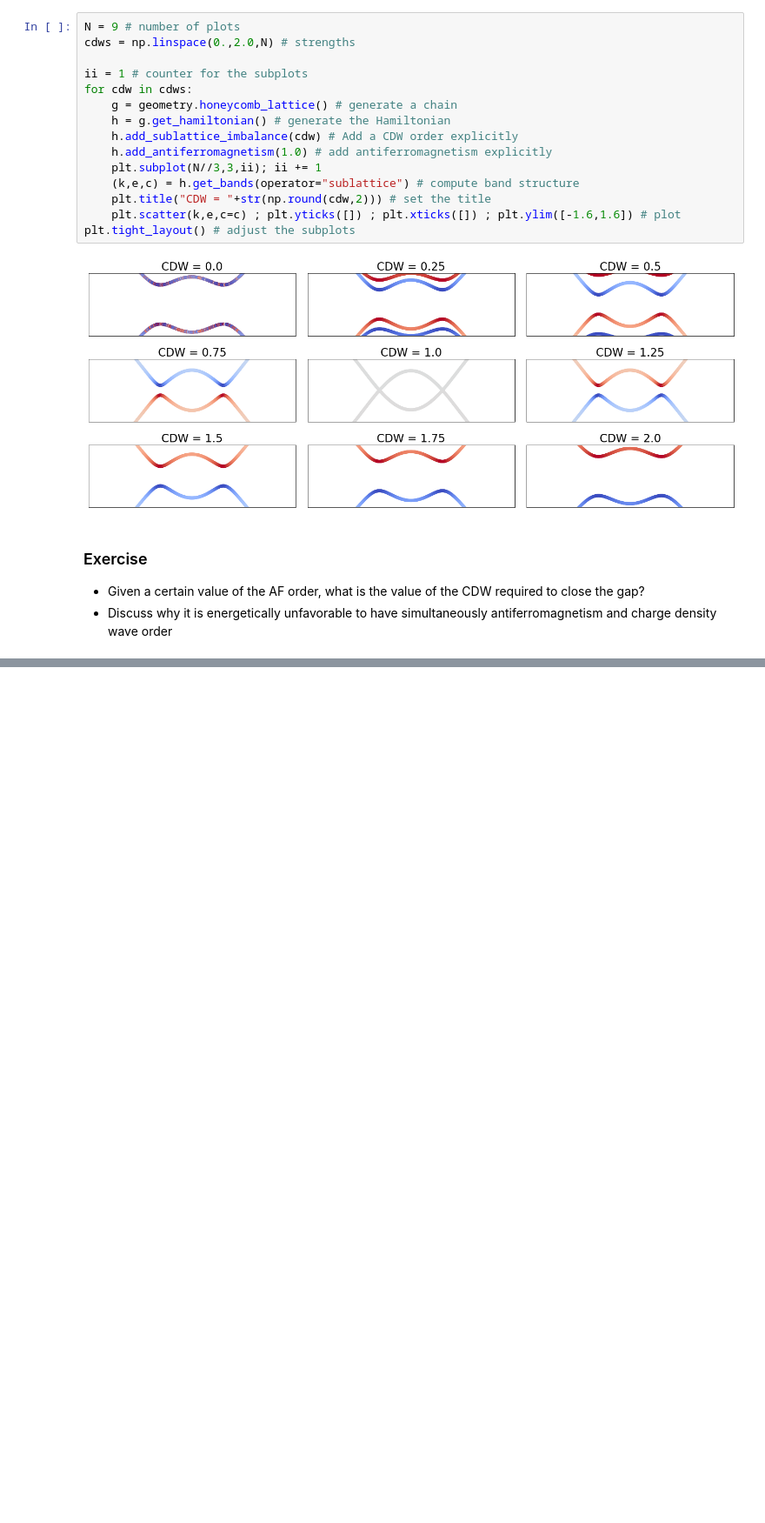
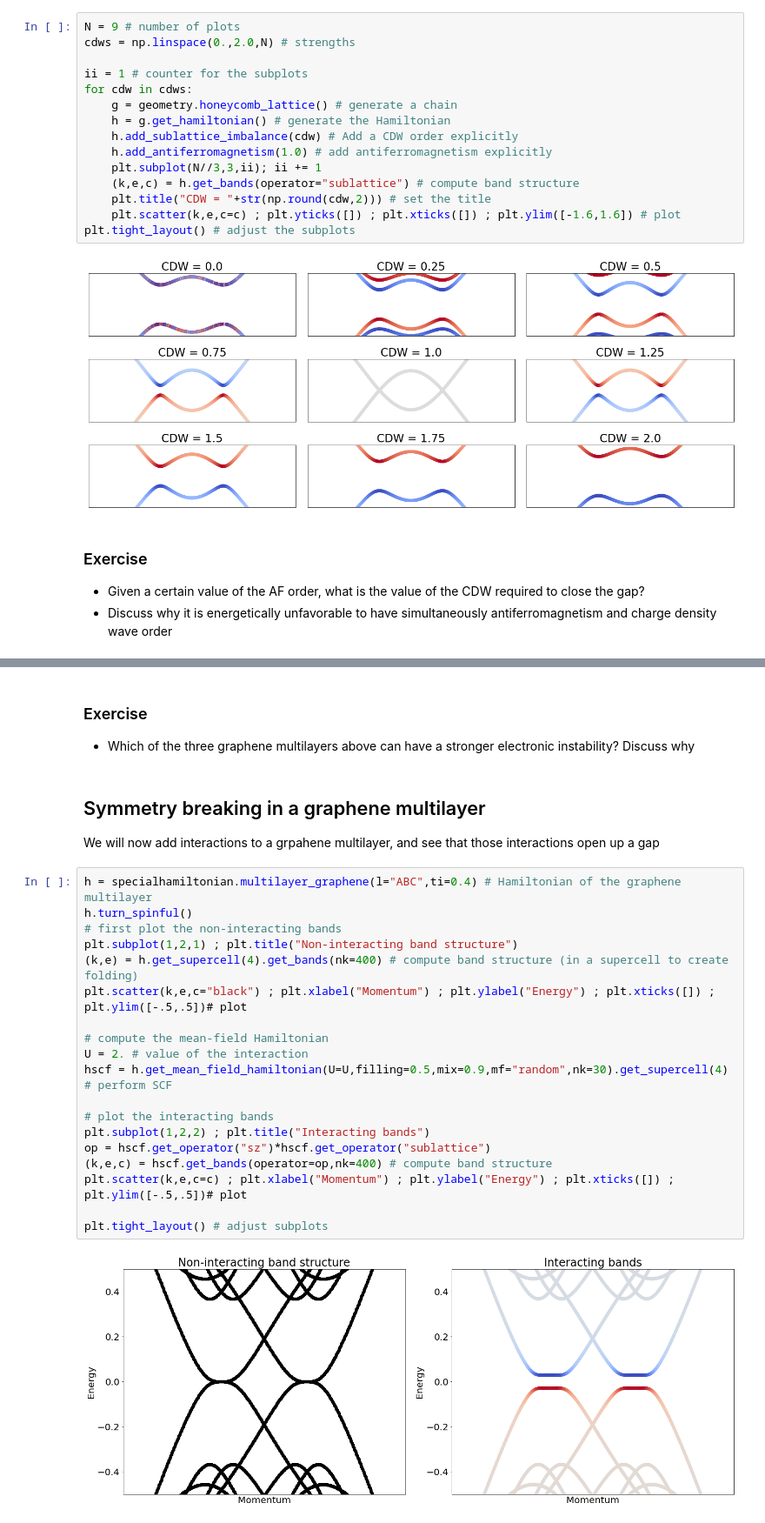
Before and after one commit to joselado/jyvaskyla_summer_school_2022, a Jupyter notebook: sessions/session3.ipynb, the cells around one changed output, grey strips where cells are left out. Shown at 87% size. Cells and saved outputs as stored; diff of their text form; blank space fills up the shorter version.

```diff
--- a/sessions/session3.ipynb
+++ b/sessions/session3.ipynb
@@ -383,0 +405,27 @@ plt.tight_layout() # adjust the subplots
+# %% [markdown]
+### Exercise
+- Which of the three graphene multilayers above can have a stronger electronic instability? Discuss why
+# %% [markdown]
+## Symmetry breaking in a graphene multilayer
+We will now add interactions to a grpahene multilayer, and see that those interactions open up a gap
+# %%
+h = specialhamiltonian.multilayer_graphene(l="ABC",ti=0.4) # Hamiltonian of the graphene multilayer
+h.turn_spinful()
+# first plot the non-interacting bands
+plt.subplot(1,2,1) ; plt.title("Non-interacting band structure")
+(k,e) = h.get_supercell(4).get_bands(nk=400) # compute band structure (in a supercell to create folding)
+plt.scatter(k,e,c="black") ; plt.xlabel("Momentum") ; plt.ylabel("Energy") ; plt.xticks([]) ; plt.ylim([-.5,.5])# plot
+
+# compute the mean-field Hamiltonian
+U = 2. # value of the interaction
+hscf = h.get_mean_field_hamiltonian(U=U,filling=0.5,mix=0.9,mf="random",nk=30).get_supercell(4) # perform SCF
+
+# plot the interacting bands
+plt.subplot(1,2,2) ; plt.title("Interacting bands")
+op = hscf.get_operator("sz")*hscf.get_operator("sublattice")
+(k,e,c) = hscf.get_bands(operator=op,nk=400) # compute band structure
+plt.scatter(k,e,c=c) ; plt.xlabel("Momentum") ; plt.ylabel("Energy") ; plt.xticks([]) ; plt.ylim([-.5,.5])# plot
+
+plt.tight_layout() # adjust subplots
+# %% [output]
+[figure, added]
```
Also changed, not shown: parts of 4 cells of this notebook.
